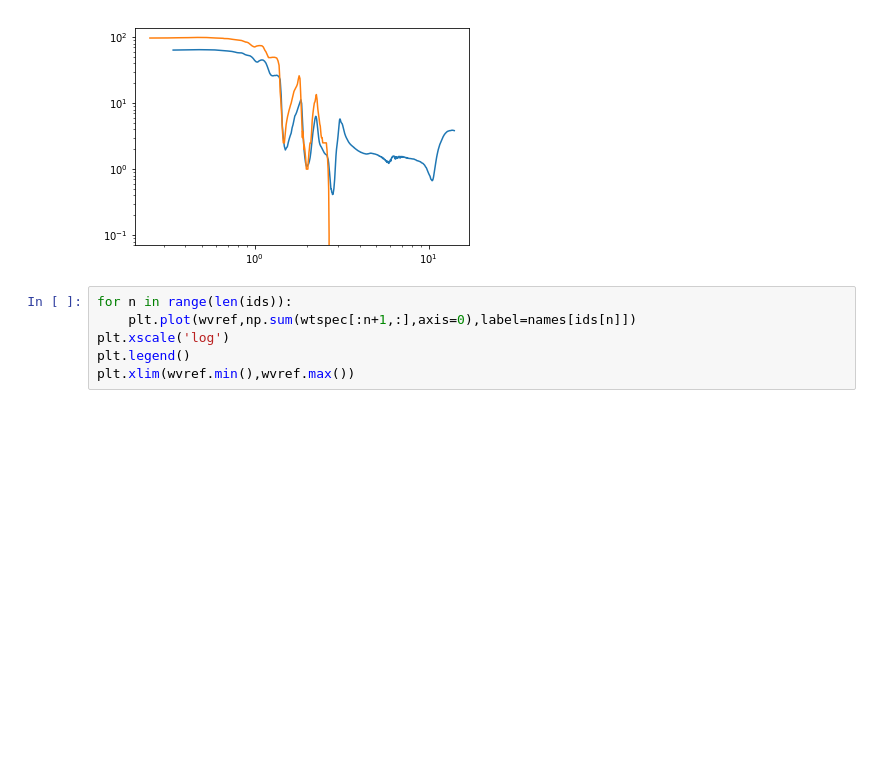
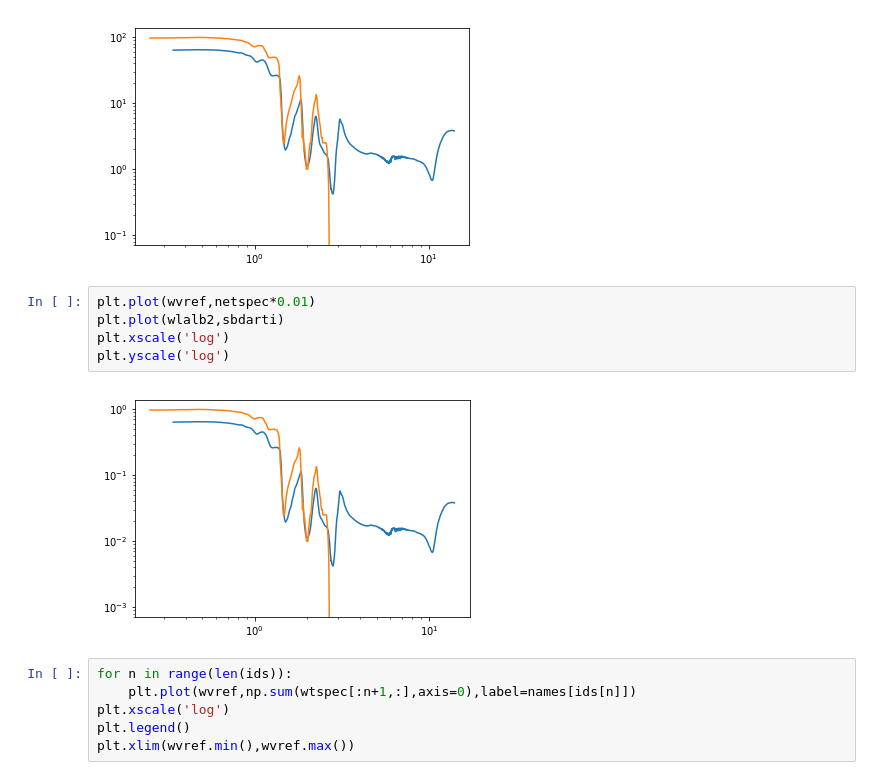
Before and after one commit to alphaparrot/exoplasim-legacy, a Jupyter notebook: plasim/src/specs/combinedspec-snow_ice.ipynb, the cells around one changed output. Saved outputs shown, nothing was run; the diff lists cells and outputs as text; blank space fills up the shorter version.

```diff
--- a/plasim/src/specs/combinedspec-snow_ice.ipynb
+++ b/plasim/src/specs/combinedspec-snow_ice.ipynb
@@ -162,6 +168,13 @@ plt.xscale('log')
 plt.yscale('log')
 # %% [output]
 [figure]
+# %%
+plt.plot(wvref,netspec*0.01)
+plt.plot(wlalb2,sbdarti)
+plt.xscale('log')
+plt.yscale('log')
+# %% [output]
+[figure, added]
 # %%
 for n in range(len(ids)):
     plt.plot(wvref,np.sum(wtspec[:n+1,:],axis=0),label=names[ids[n]])
```
Also changed, not shown: parts of 6 cells of this notebook, 3 other files.
